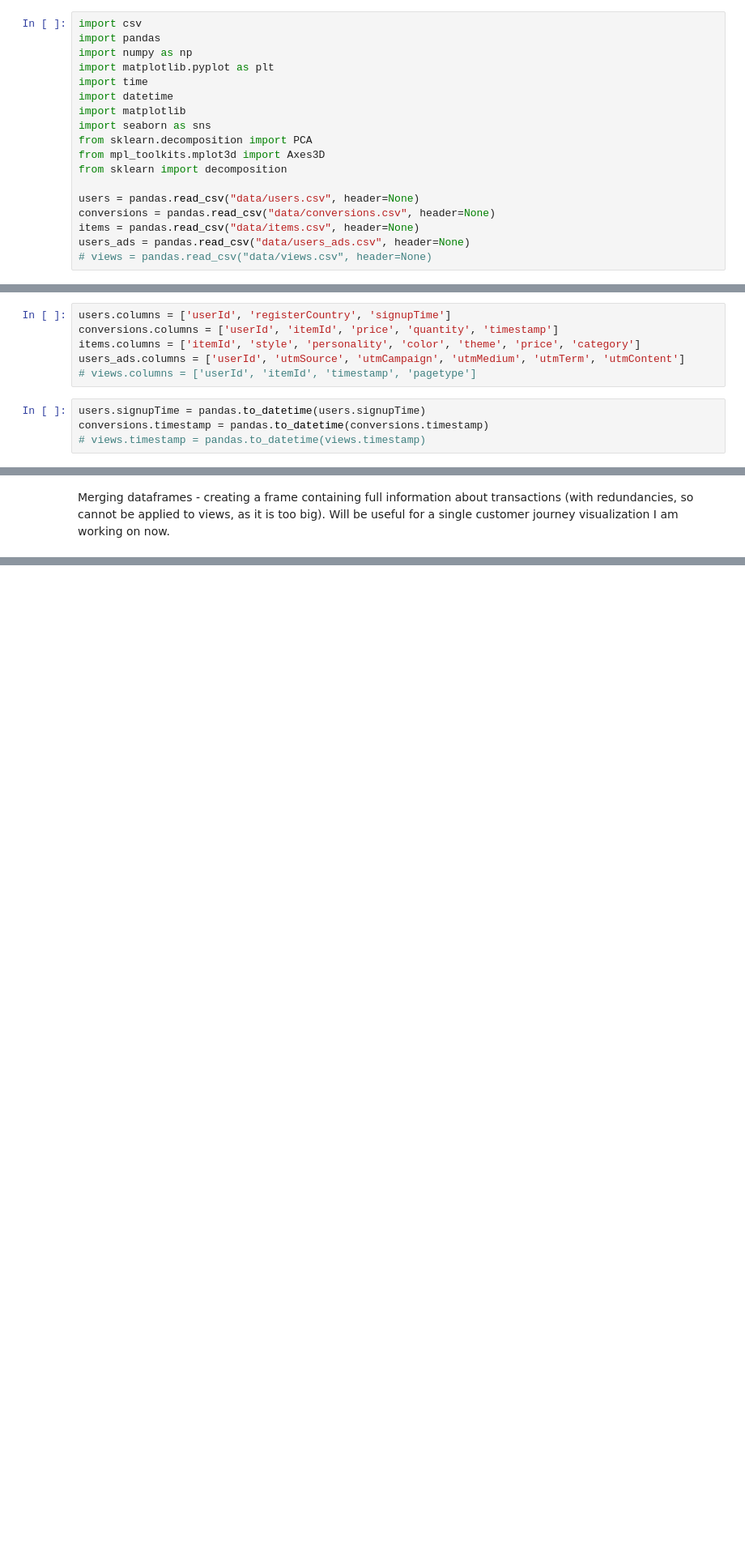
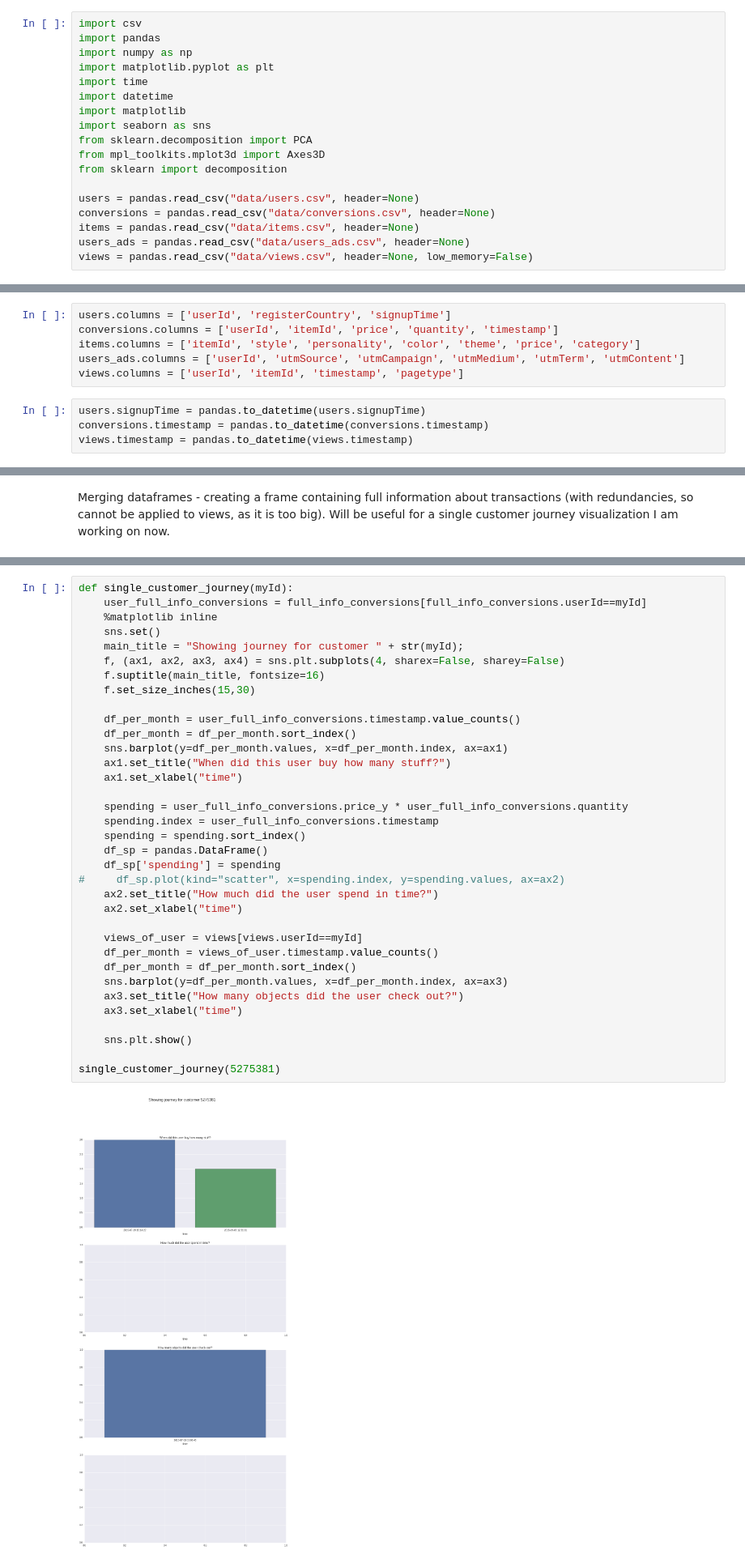
Before and after one commit to PredictionIO/labs-untested, a Jupyter notebook: Kasia Janocha/First attempts to plot.ipynb, the cells around one changed output, grey strips where cells are left out. Shown: that part at 81% size. Saved outputs shown, nothing was run; the diff lists cells and outputs as text; blank space fills up the shorter version.

Commit message:
Using seaborn plotting so called single user journey. For a given user's ID, the new method outputs charts connected with users activity.

```diff
--- a/Kasia Janocha/First attempts to plot.ipynb
+++ b/Kasia Janocha/First attempts to plot.ipynb
@@ -15,7 +15,7 @@ users = pandas.read_csv("data/users.csv", header=None)
 conversions = pandas.read_csv("data/conversions.csv", header=None)
 items = pandas.read_csv("data/items.csv", header=None)
 users_ads = pandas.read_csv("data/users_ads.csv", header=None)
-# views = pandas.read_csv("data/views.csv", header=None)
+views = pandas.read_csv("data/views.csv", header=None, low_memory=False)
 # %% [markdown]
 Renaming dataframes columns for comfy reading
 # %%
@@ -23,11 +23,11 @@ users.columns = ['userId', 'registerCountry', 'signupTime']
 conversions.columns = ['userId', 'itemId', 'price', 'quantity', 'timestamp']
 items.columns = ['itemId', 'style', 'personality', 'color', 'theme', 'price', 'category']
 users_ads.columns = ['userId', 'utmSource', 'utmCampaign', 'utmMedium', 'utmTerm', 'utmContent']
-# views.columns = ['userId', 'itemId', 'timestamp', 'pagetype']
+views.columns = ['userId', 'itemId', 'timestamp', 'pagetype']
 # %%
 users.signupTime = pandas.to_datetime(users.signupTime)
 conversions.timestamp = pandas.to_datetime(conversions.timestamp)
-# views.timestamp = pandas.to_datetime(views.timestamp)
+views.timestamp = pandas.to_datetime(views.timestamp)
 # %% [markdown]
 I only am doing it to make the work on the charts a bit faster: choosing only 20% of each dataset.
 # %%
@@ -151,0 +163,37 @@ full_info_conversions = full_info_conversions.merge(items, how='inner', on='item
+# %%
+def single_customer_journey(myId):
+    user_full_info_conversions = full_info_conversions[full_info_conversions.userId==myId]
+    %matplotlib inline
+    sns.set()
+    main_title = "Showing journey for customer " + str(myId);
+    f, (ax1, ax2, ax3, ax4) = sns.plt.subplots(4, sharex=False, sharey=False)
+    f.suptitle(main_title, fontsize=16)
+    f.set_size_inches(15,30)
+
+    df_per_month = user_full_info_conversions.timestamp.value_counts()
+    df_per_month = df_per_month.sort_index()
+    sns.barplot(y=df_per_month.values, x=df_per_month.index, ax=ax1)
+    ax1.set_title("When did this user buy how many stuff?")
+    ax1.set_xlabel("time")
+
+    spending = user_full_info_conversions.price_y * user_full_info_conversions.quantity
+    spending.index = user_full_info_conversions.timestamp
+    spending = spending.sort_index()
+    df_sp = pandas.DataFrame()
+    df_sp['spending'] = spending
+#     df_sp.plot(kind="scatter", x=spending.index, y=spending.values, ax=ax2)
+    ax2.set_title("How much did the user spend in time?")
+    ax2.set_xlabel("time")
+
+    views_of_user = views[views.userId==myId]
+    df_per_month = views_of_user.timestamp.value_counts()
+    df_per_month = df_per_month.sort_index()
+    sns.barplot(y=df_per_month.values, x=df_per_month.index, ax=ax3)
+    ax3.set_title("How many objects did the user check out?")
+    ax3.set_xlabel("time")
+
+    sns.plt.show()
+
+single_customer_journey(5275381)
+# %% [output]
+[figure, added]
```
Also changed, not shown: parts of 4 cells of this notebook.
